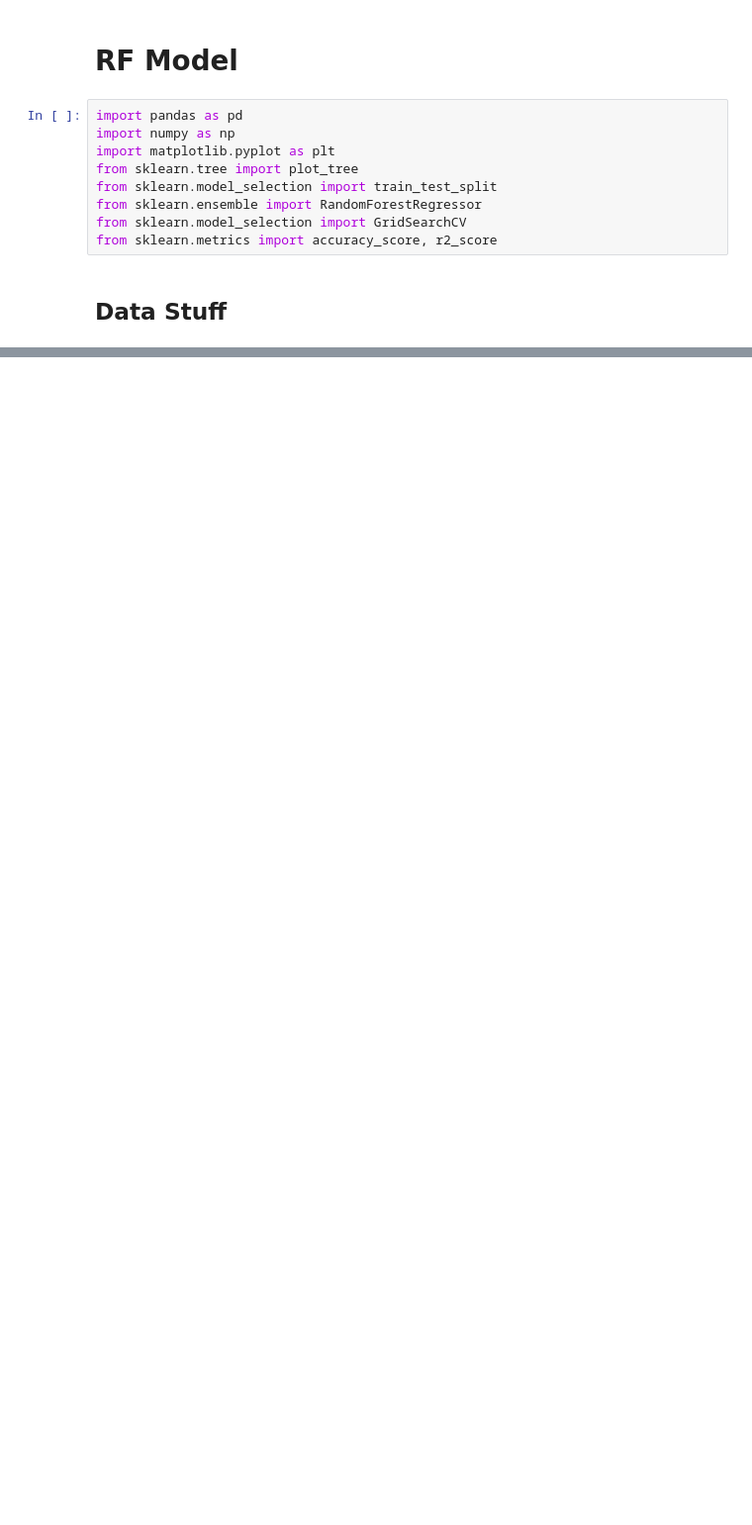
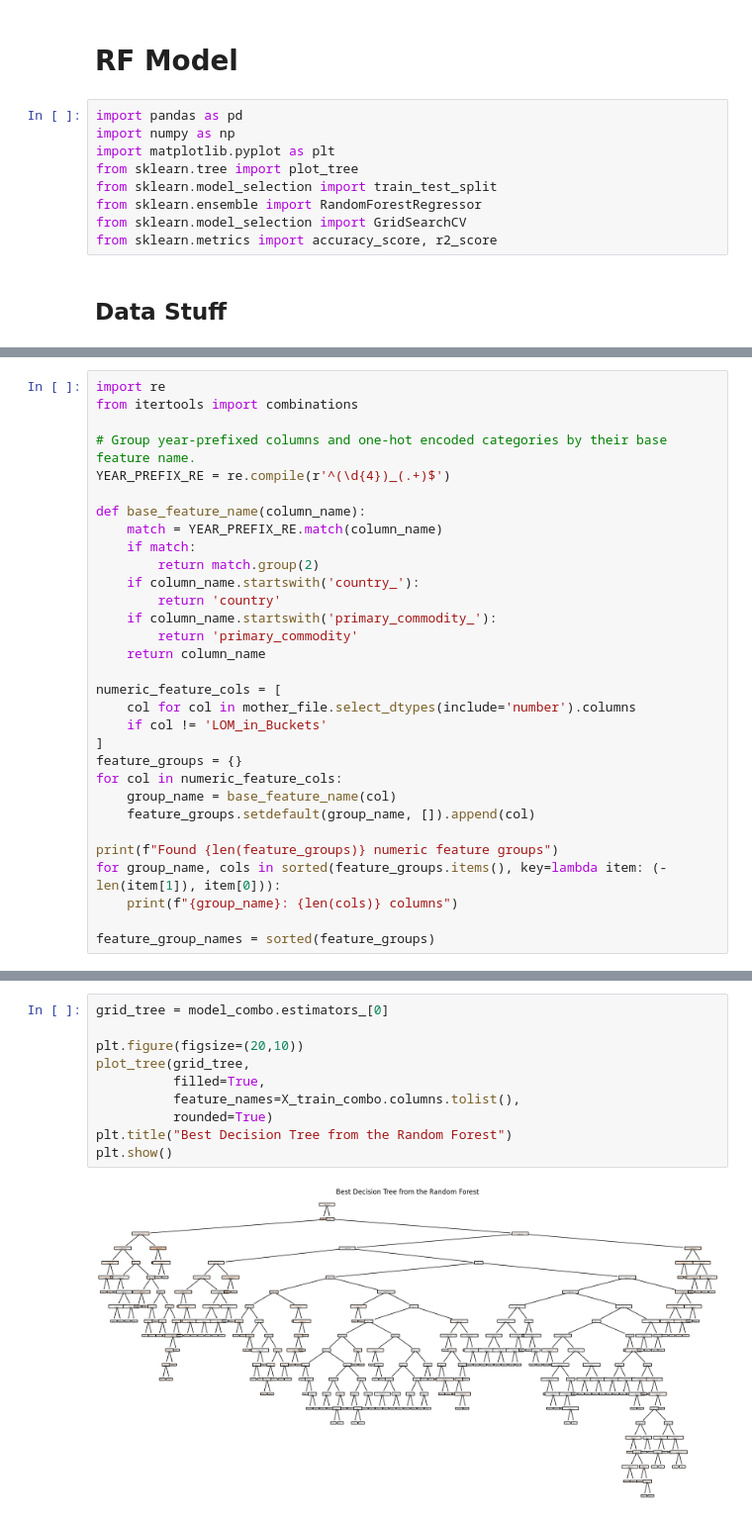
Before and after one commit to morourk6/1.C51-Final-Project, a Jupyter notebook: rf_model.ipynb, the cells around one changed output, grey strips where cells are left out. Shown at 99% size. Drawn from its saved outputs; the diff is of its cells as text; blank space fills up the shorter version.

```diff
--- a/rf_model.ipynb
+++ b/rf_model.ipynb
@@ -86,0 +89,31 @@ Test samples  : 81
+# %%
+import re
+from itertools import combinations
+
+# Group year-prefixed columns and one-hot encoded categories by their base feature name.
+YEAR_PREFIX_RE = re.compile(r'^(\d{4})_(.+)$')
+
+def base_feature_name(column_name):
+    match = YEAR_PREFIX_RE.match(column_name)
+    if match:
+        return match.group(2)
+    if column_name.startswith('country_'):
+        return 'country'
+    if column_name.startswith('primary_commodity_'):
+        return 'primary_commodity'
+    return column_name
+
+numeric_feature_cols = [
+    col for col in mother_file.select_dtypes(include='number').columns
+    if col != 'LOM_in_Buckets'
+]
+feature_groups = {}
+for col in numeric_feature_cols:
+    group_name = base_feature_name(col)
+    feature_groups.setdefault(group_name, []).append(col)
+
+print(f"Found {len(feature_groups)} numeric feature groups")
+for group_name, cols in sorted(feature_groups.items(), key=lambda item: (-len(item[1]), item[0])):
+    print(f"{group_name}: {len(cols)} columns")
+
+feature_group_names = sorted(feature_groups)
@@ -87,2 +202,14 @@ Test samples  : 81
+# %%
+grid_tree = model_combo.estimators_[0]
+
+plt.figure(figsize=(20,10))
+plot_tree(grid_tree,
+          filled=True,
+          feature_names=X_train_combo.columns.tolist(),
+          rounded=True)
+plt.title("Best Decision Tree from the Random Forest")
+plt.show()
+# %% [output]
+[figure, added]
 # %%
 # we're having some trouble with X, let's see what it is -- as it turns out, some values were infinite
```
Also changed, not shown: parts of 15 cells of this notebook, 6 other files.
